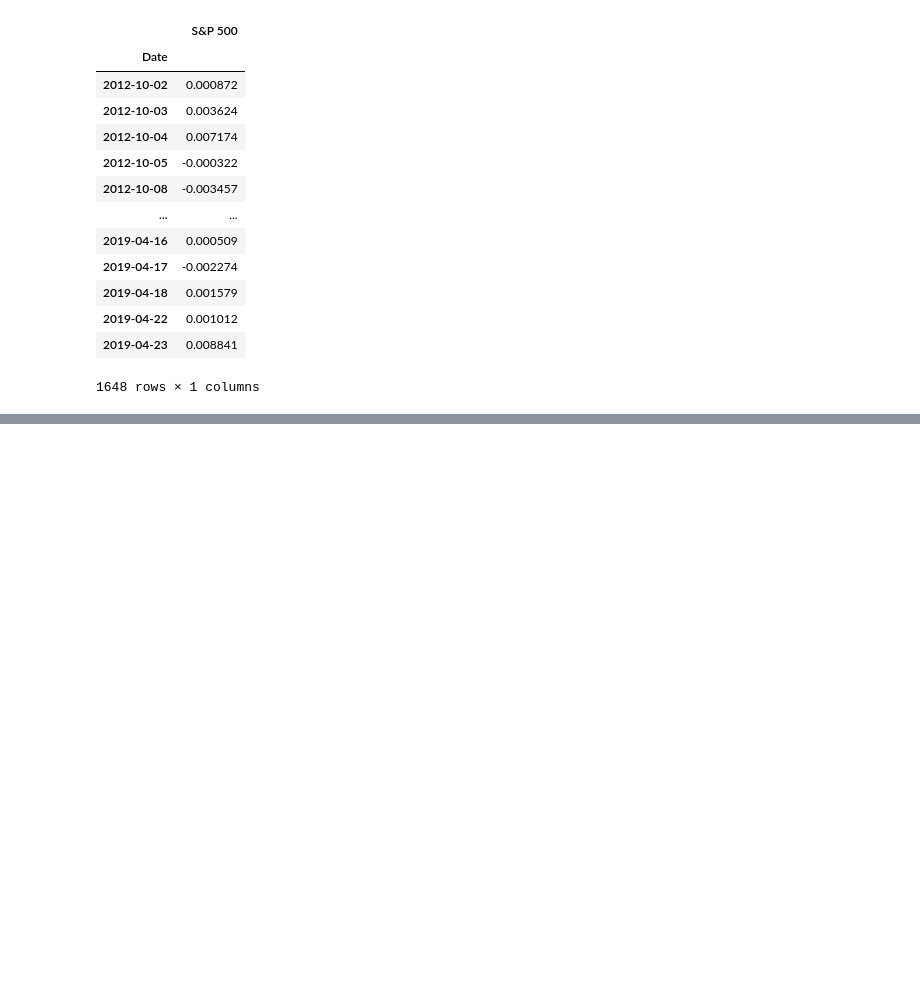
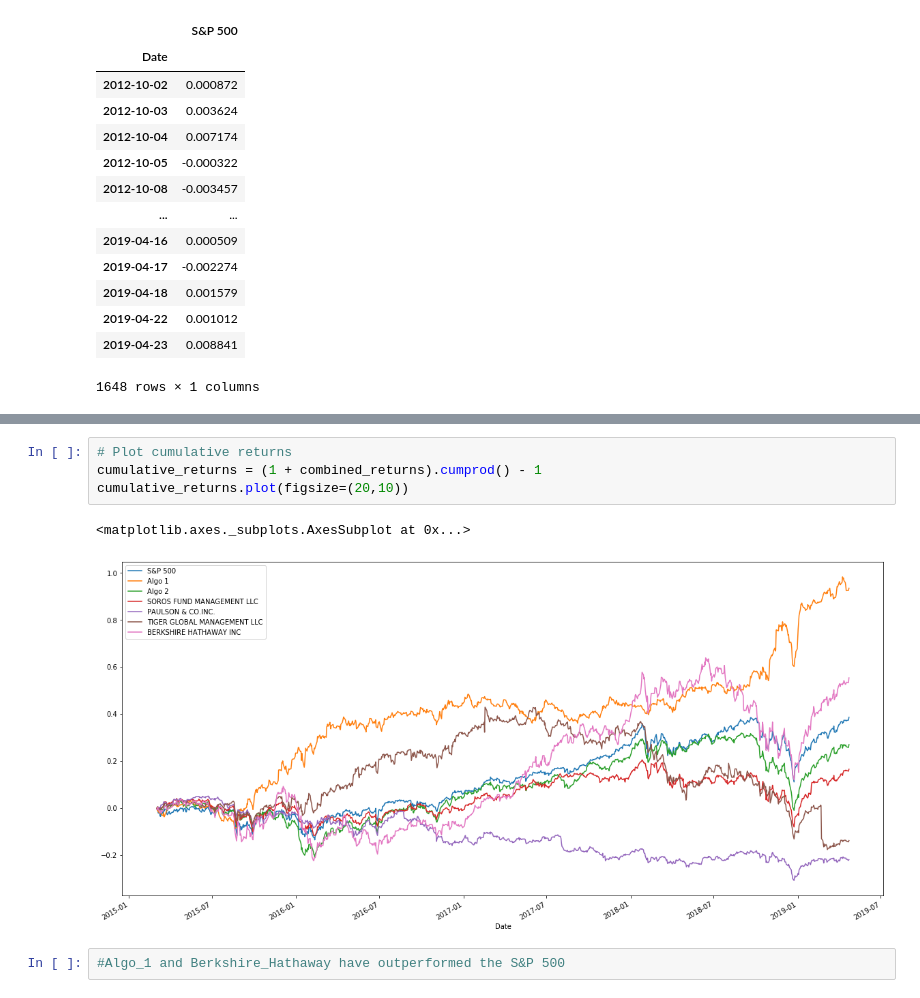
Before and after one commit to gerdonr/Financial-Returns-Analysis, a Jupyter notebook: homework file.ipynb, the cells around one changed output, grey strips where cells are left out. Saved outputs shown, nothing was run; the diff lists cells and outputs as text; blank space fills up the shorter version.

```diff
--- a/homework file.ipynb
+++ b/homework file.ipynb
@@ -208,0 +176,9 @@ sp500_daily_returns
+# %%
+# Plot cumulative returns
+cumulative_returns = (1 + combined_returns).cumprod() - 1
+cumulative_returns.plot(figsize=(20,10))
+# %% [output]
+<matplotlib.axes._subplots.AxesSubplot at 0x...>
+[figure, added]
+# %%
+#Algo_1 and Berkshire_Hathaway have outperformed the S&P 500
```
Also changed, not shown: parts of 9 cells of this notebook.
